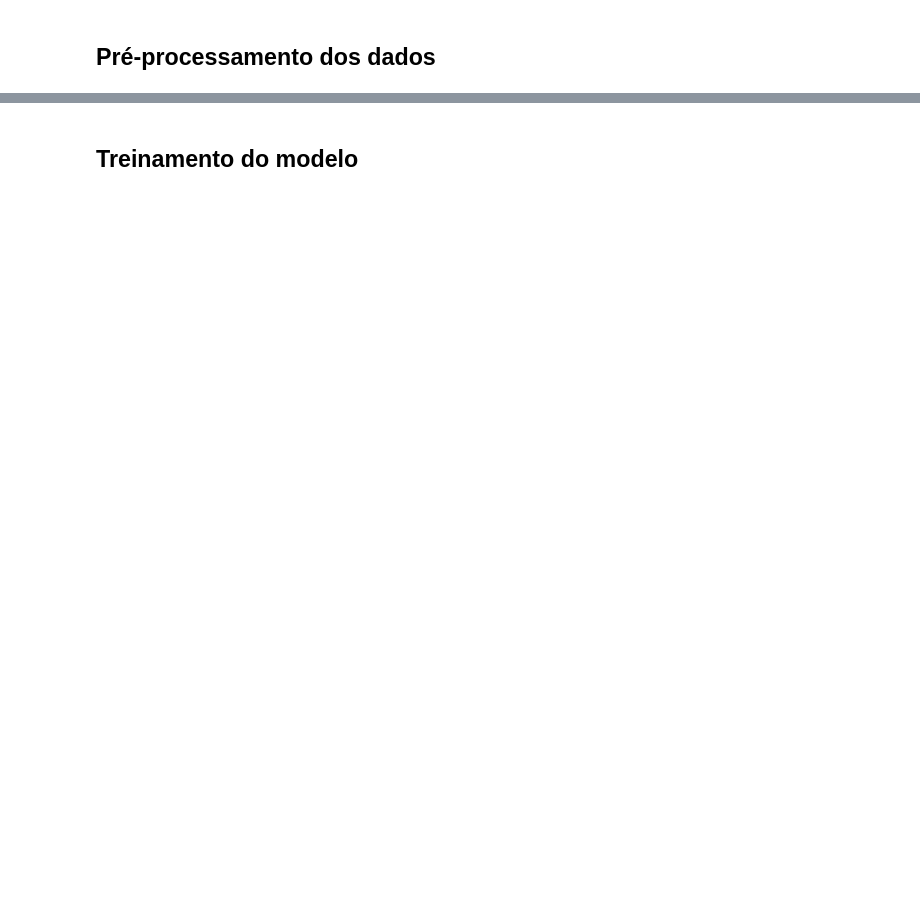
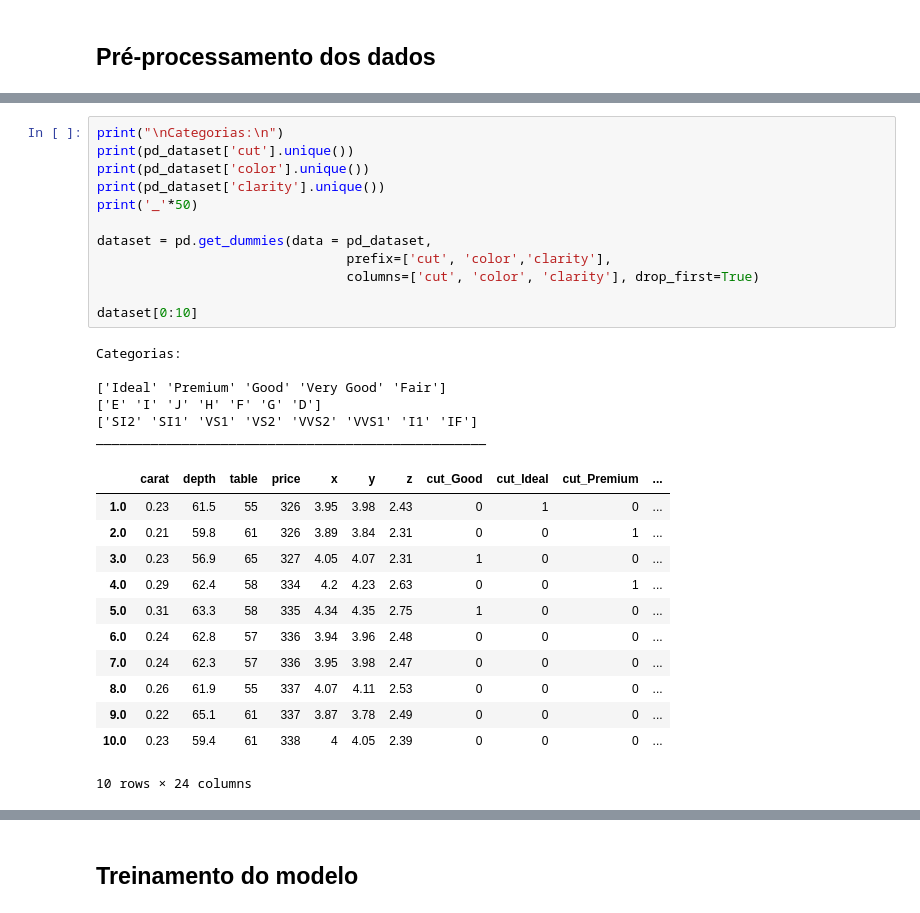
Before and after one commit to leomath42/deep-learning, a Jupyter notebook: T1/DL_T1.ipynb, the cells around one changed output, grey strips where cells are left out. Drawn from its saved outputs; the diff is of its cells as text; blank space fills up the shorter version.

```diff
--- a/T1/DL_T1.ipynb
+++ b/T1/DL_T1.ipynb
@@ -491,0 +558,31 @@ weighted avg       0.91      0.90      0.90       577
+# %%
+print("\nCategorias:\n")
+print(pd_dataset['cut'].unique())
+print(pd_dataset['color'].unique())
+print(pd_dataset['clarity'].unique())
+print('_'*50)
+
+dataset = pd.get_dummies(data = pd_dataset,
+                                prefix=['cut', 'color','clarity'],
+                                columns=['cut', 'color', 'clarity'], drop_first=True)
+
+dataset[0:10]
+# %% [output]
+Categorias:
+
+['Ideal' 'Premium' 'Good' 'Very Good' 'Fair']
+['E' 'I' 'J' 'H' 'F' 'G' 'D']
+['SI2' 'SI1' 'VS1' 'VS2' 'VVS2' 'VVS1' 'I1' 'IF']
+__________________________________________________
+|  | carat | depth | table | price | x | y | z | cut_Good | cut_Ideal | cut_Premium | ... |
+| 1.0 | 0.23 | 61.5 | 55 | 326 | 3.95 | 3.98 | 2.43 | 0 | 1 | 0 | ... |
+| 2.0 | 0.21 | 59.8 | 61 | 326 | 3.89 | 3.84 | 2.31 | 0 | 0 | 1 | ... |
+| 3.0 | 0.23 | 56.9 | 65 | 327 | 4.05 | 4.07 | 2.31 | 1 | 0 | 0 | ... |
+| 4.0 | 0.29 | 62.4 | 58 | 334 | 4.2 | 4.23 | 2.63 | 0 | 0 | 1 | ... |
+| 5.0 | 0.31 | 63.3 | 58 | 335 | 4.34 | 4.35 | 2.75 | 1 | 0 | 0 | ... |
+| 6.0 | 0.24 | 62.8 | 57 | 336 | 3.94 | 3.96 | 2.48 | 0 | 0 | 0 | ... |
+| 7.0 | 0.24 | 62.3 | 57 | 336 | 3.95 | 3.98 | 2.47 | 0 | 0 | 0 | ... |
+| 8.0 | 0.26 | 61.9 | 55 | 337 | 4.07 | 4.11 | 2.53 | 0 | 0 | 0 | ... |
+| 9.0 | 0.22 | 65.1 | 61 | 337 | 3.87 | 3.78 | 2.49 | 0 | 0 | 0 | ... |
+| 10.0 | 0.23 | 59.4 | 61 | 338 | 4 | 4.05 | 2.39 | 0 | 0 | 0 | ... |
+10 rows × 24 columns
```
Also changed, not shown: parts of 17 cells of this notebook, 1 other file.
